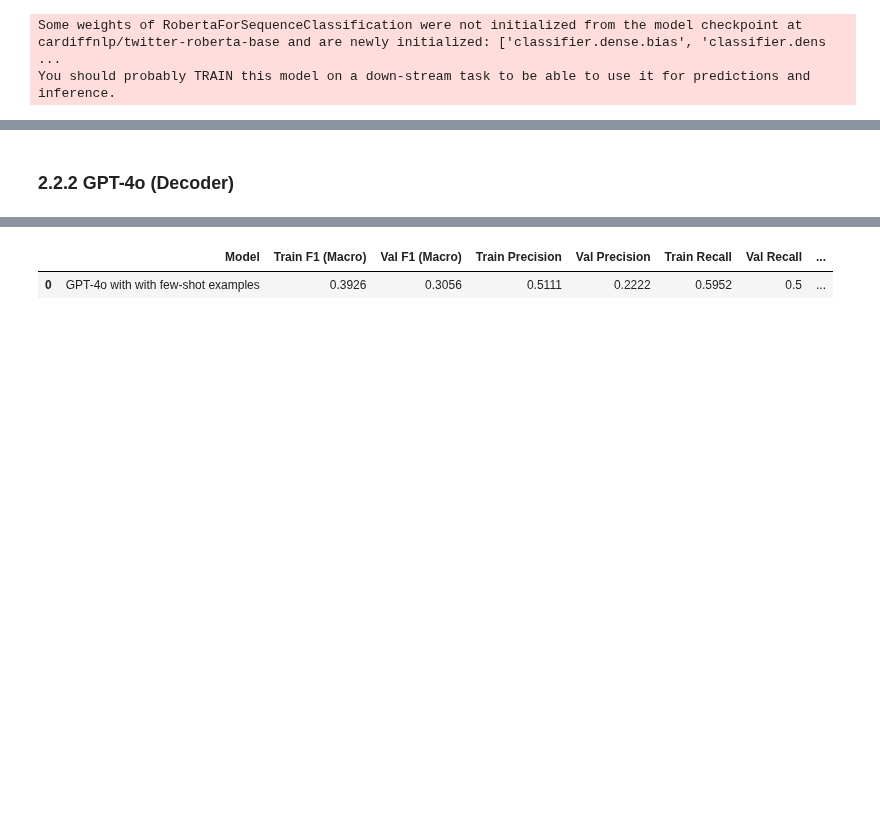
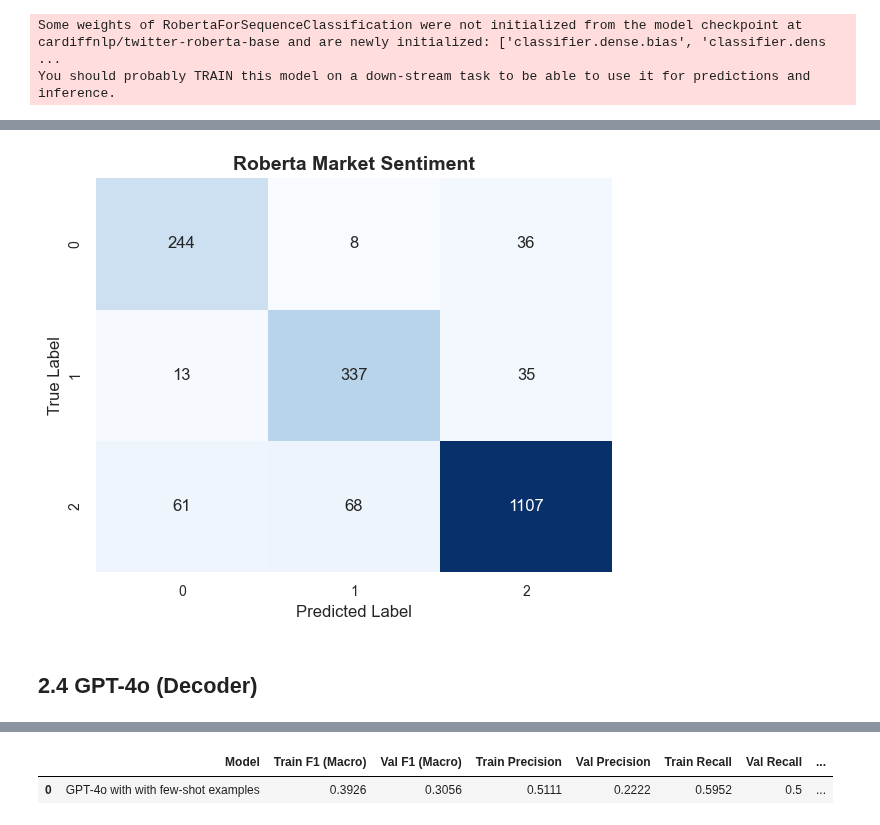
Before and after one commit to mgalao/text-mining-project, a Jupyter notebook: notebooks/Classification_Transformers.ipynb, the cells around one changed output, grey strips where cells are left out. Saved outputs shown, nothing was run; the diff lists cells and outputs as text; code cells hidden in the pictures; blank space fills up the shorter version.

```diff
--- a/notebooks/Classification_Transformers.ipynb
+++ b/notebooks/Classification_Transformers.ipynb
@@ -139,14 +53 @@ test_df.head()
-# %%
-# Get true labels and predictions from validation set
-predictions = trainer.predict(tokenized_datasets["validation"])
-y_true = predictions.label_ids
-y_pred = predictions.predictions.argmax(axis=1)
-
-# Confusion matrix
-cm = confusion_matrix(y_true, y_pred)
-labels = list(set(train_labels))
-disp = ConfusionMatrixDisplay(confusion_matrix=cm, display_labels=labels)
-disp.plot(cmap='Blues', xticks_rotation=45)
-plt.title("Confusion Matrix")
-plt.show()
 # %% [markdown]
@@ -237,5 +196,10 @@ for key, value in val_metrics.items():
+# %%
+# Plot confusion matrix
+plot_confusion_matrix(val_labels, val_pred_roberta, title=title, labels=[0, 1, 2], cmap="Blues")
+# %% [output]
+[figure, added]
 # %% [markdown]
-### **2.2.2** GPT-4o (Decoder)
+## **2.4** GPT-4o (Decoder)
 # %%
 # Convert Series to list and ensure labels are strings
 train_labels = [str(label) for label in data_no_preproc['y_train'].tolist()]
```
Also changed, not shown: parts of 23 cells of this notebook.
